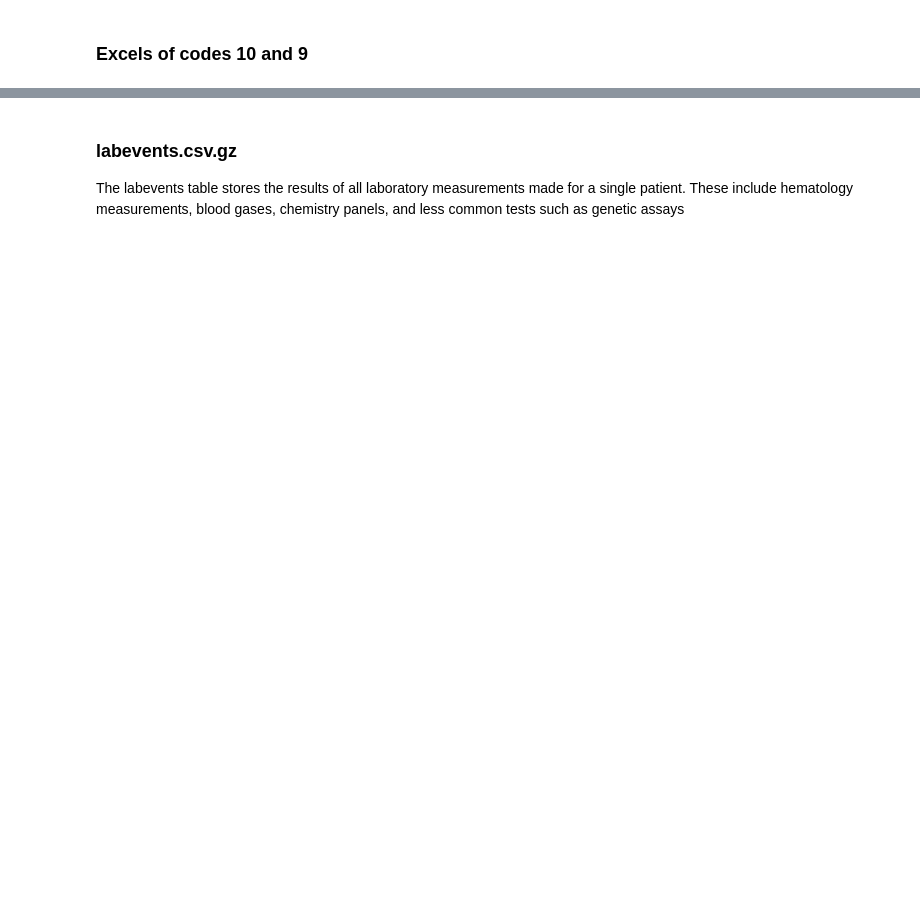
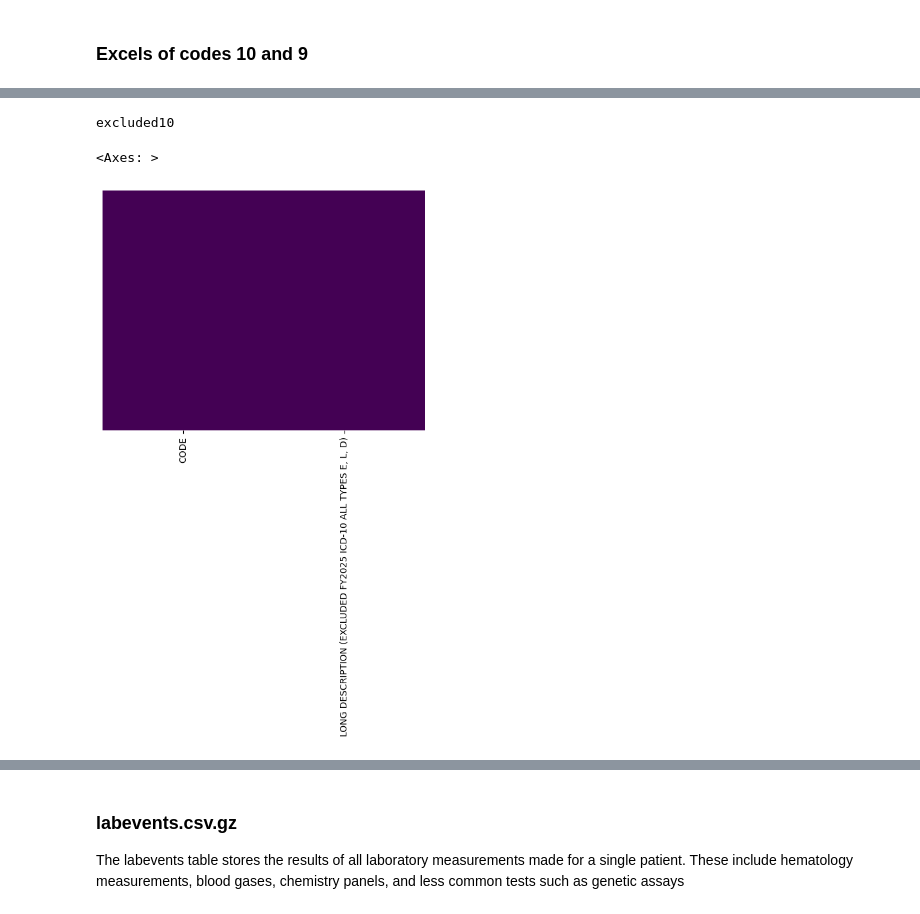
Before and after one commit to CatarinaCosta02/Master_Thesis, a Jupyter notebook: profiling/diagnosis.ipynb, the cells around one changed output, grey strips where cells are left out. Drawn from its saved outputs; the diff is of its cells as text; code cells hidden in the pictures; blank space fills up the shorter version.

```diff
--- a/profiling/diagnosis.ipynb
+++ b/profiling/diagnosis.ipynb
@@ -261,0 +348,12 @@ code_counts.to_csv('code_counts.csv', index=False)
+# %%
+print("excluded10")
+sns.heatmap(
+    excluded10.isnull(),
+    yticklabels=False,
+    cbar=False,
+    cmap='viridis'
+)
+# %% [output]
+excluded10
+<Axes: >
+[figure, added]
```
Also changed, not shown: parts of 9 cells of this notebook, 5 other files.
